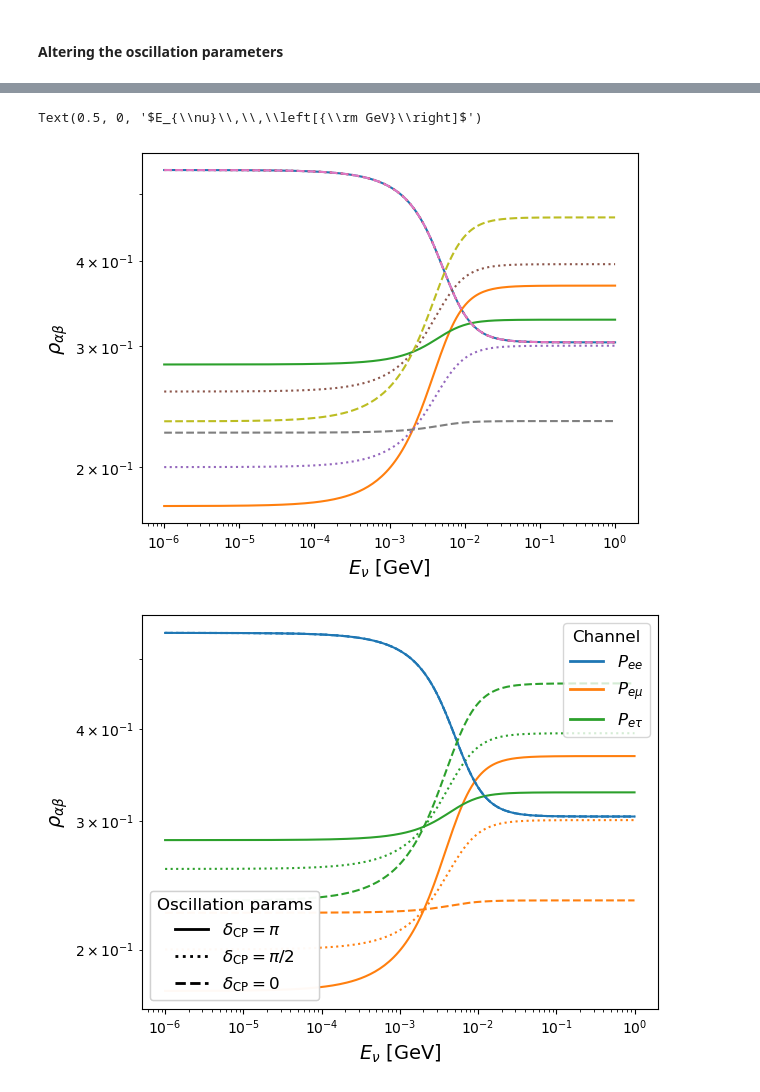
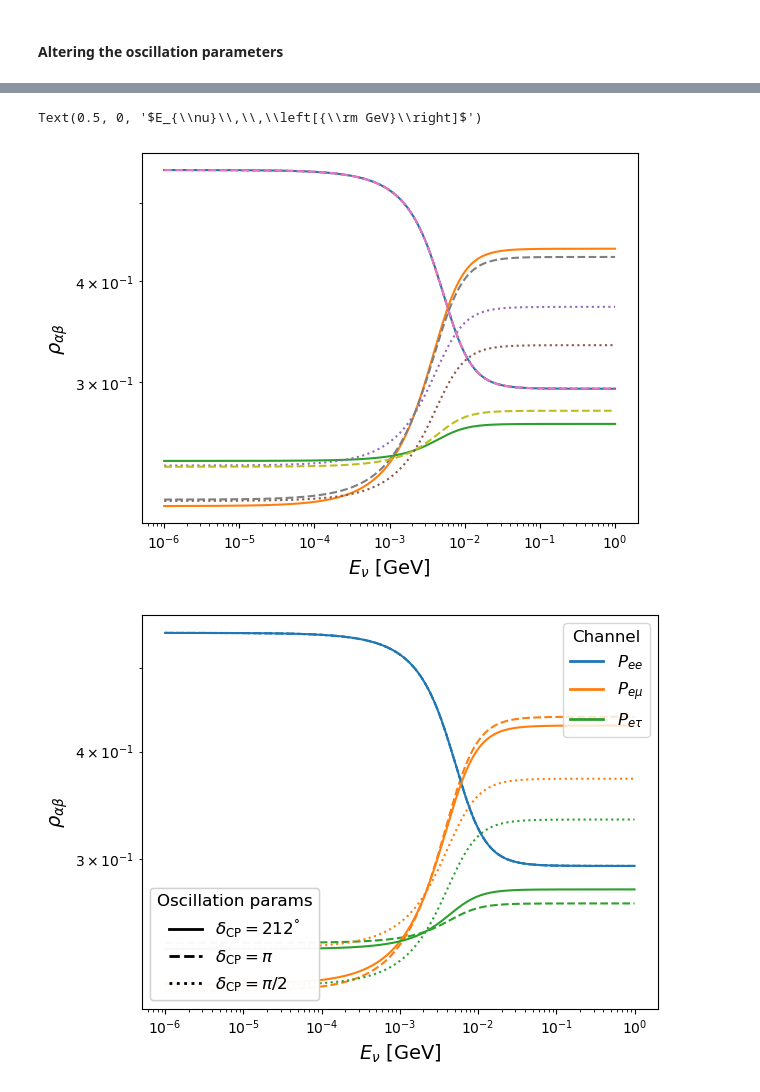
Before and after one commit to SNuDD/SNuDD, a Jupyter notebook: notebooks/probability_density.ipynb, the cells around one changed output, grey strips where cells are left out. Saved outputs shown, nothing was run; the diff lists cells and outputs as text; code cells hidden in the pictures.

```diff
--- a/notebooks/probability_density.ipynb
+++ b/notebooks/probability_density.ipynb
@@ -181,20 +177,25 @@ np.cos(np.pi)
 # %%
-# OSC VALS FROM 2006.11237
-delta_m12 = 7.50e-5 * (1e-9) ** 2  # GeV^2
-theta_12 = 34.3 * np.pi / 180
-theta_13 = 8.58 * np.pi / 180  # NORMAL ORDERING
-theta_23 = 49.26 * np.pi / 180
+# UPDATED osc vals from 2410.05380 (IC24 w/ SK)
+delta_m12 = 7.49e-5 * (1e-9) ** 2  # GeV^2
+delta_m31 = 2.513e-3 *( 1e-9) ** 2
+theta_12  = 33.68 * np.pi / 180
+theta_13  = 8.56 * np.pi / 180  # NORMAL ORDERING
+theta_23  = 43.3 * np.pi / 180
 #delta_cp = np.pi  # CP angle
 # %%
+# Delta CP = pi
 params_cp_pi = OscillationParameters(delta_m12,
-                                        theta_12,
-                                        theta_13,
-                                        theta_23,
-                                        np.pi)
+                                     delta_m31,
+                                     theta_12,
+                                     theta_13,
+                                     theta_23,
+                                     np.pi)
 # %%
+# Delta CP = pi/2
 params_cp_pi_2 = OscillationParameters(delta_m12,
-                                        theta_12,
-                                        theta_13,
-                                        theta_23,
-                                        np.pi/2)
+                                       delta_m31,
+                                       theta_12,
+                                       theta_13,
+                                       theta_23,
+                                       np.pi/2)
 # %%
@@ -295,7 +295,7 @@ plt.ylabel(r'$\rho_{\alpha\beta}$', size=14)
 plt.xlabel(r'$E_{\nu}\,\,\left[{\rm GeV}\right]$', size=14)
 # %% [output]
 Text(0.5, 0, '$E_{\\nu}\\,\\,\\left[{\\rm GeV}\\right]$')
-[figure, old version]
+[figure, new version]
 # %%
 from matplotlib.lines import Line2D
 
@@ -310,15 +310,15 @@ color_map = {
 # --- define linestyles and labels for the three osc. parameter sets ---
 # Adjust these δ_CP labels to match your actual params if needed.
 ls_label_map = {
-    'pi':   {'ls': '-',  'label': r'$\delta_{\rm CP}=\pi$'},
+    'best': {'ls': '-', 'label': r'$\delta_{\rm CP}=212^\degree$'},
+    'pi':   {'ls': '--',  'label': r'$\delta_{\rm CP}=\pi$'},
     'pi2':  {'ls': ':',  'label': r'$\delta_{\rm CP}=\pi/2$'},
-    'zero': {'ls': '--', 'label': r'$\delta_{\rm CP}=0$'},
 }
 
 # Build calculators once (avoids repeated instantiation)
 calc_pi   = probs.ProbabilityCalculator(sm_model, osc_params=params_cp_pi)
 calc_pi2  = probs.ProbabilityCalculator(sm_model, osc_params=params_cp_pi_2)
-calc_zero = probs.ProbabilityCalculator(sm_model)  # default osc params
+calc_best = probs.ProbabilityCalculator(sm_model)  # default osc params
 
 # --- plot: each channel has a fixed color; each param-set uses a different linestyle ---
 # δ_CP = π
@@ -332,41 +332,41 @@ plt.loglog(enus, calc_pi2.prob_emu_3nu(enus, '8B'),  ls=ls_label_map['pi2']['ls'
 plt.loglog(enus, calc_pi2.prob_etau_3nu(enus, '8B'), ls=ls_label_map['pi2']['ls'],  color=color_map['etau'])
 
 # δ_CP = 0
-plt.loglog(enus, calc_zero.prob_ee_3nu(enus, '8B'),   ls=ls_label_map['zero']['ls'], color=color_map['ee'])
-plt.loglog(enus, calc_zero.prob_emu_3nu(enus, '8B'),  ls=ls_label_map['zero']['ls'], color=color_map['emu'])
-plt.loglog(enus, calc_zero.prob_etau_3nu(enus, '8B'), ls=ls_label_map['zero']['ls'], color=color_map['etau'])
+plt.loglog(enus, calc_best.prob_ee_3nu(enus, '8B'),   ls=ls_label_map['best']['ls'], color=color_map['ee'])
+plt.loglog(enus, calc_best.prob_emu_3nu(enus, '8B'),  ls=ls_label_map['best']['ls'], color=color_map['emu'])
+plt.loglog(enus, calc_best.prob_etau_3nu(enus, '8B'), ls=ls_label_map['best']['ls'], color=color_map['etau'])
 
 # --- labels & axes ---
 plt.xlabel(r'$E_{\nu}\,\,[\mathrm{GeV}]$', fontsize=14)
 plt.ylabel(r'$\rho_{\alpha\beta}$', fontsize=14)
 
 # --- bespoke legends ---
 # 1) Color legend: one entry per channel (shows colors only)
 color_handles = [
     Line2D([0],[0], lw=2, color=color_map['ee'],   ls='-', label=r'$P_{ee}$'),
     Line2D([0],[0], lw=2, color=color_map['emu'],  ls='-', label=r'$P_{e\mu}$'),
     Line2D([0],[0], lw=2, color=color_map['etau'], ls='-', label=r'$P_{e\tau}$'),
 ]
 leg1 = plt.legend(handles=color_handles, title="Channel", fontsize=12, title_fontsize=12, loc='upper right')
 
 # 2) Linestyle legend: one entry per δ_CP (shows linestyles only)
 ls_handles = [
+    Line2D([0],[0], lw=2, color='black', ls=ls_label_map['best']['ls'], label=ls_label_map['best']['label']),
     Line2D([0],[0], lw=2, color='black', ls=ls_label_map['pi']['ls'],   label=ls_label_map['pi']['label']),
     Line2D([0],[0], lw=2, color='black', ls=ls_label_map['pi2']['ls'],  label=ls_label_map['pi2']['label']),
-    Line2D([0],[0], lw=2, color='black', ls=ls_label_map['zero']['ls'], label=ls_label_map['zero']['label']),
 ]
 leg2 = plt.legend(handles=ls_handles, title=r'Oscillation params', fontsize=12, title_fontsize=12, loc='lower left')
 
 # Make both legends show
 ax = plt.gca()
 ax.add_artist(leg1)
 ax.add_artist(leg2)
 
 plt.tight_layout()
 # plt.savefig('solar_probs.pdf', bbox_inches='tight')
 plt.show()
 # %% [output]
-[figure, old version]
+[figure, new version]
 # %%
 density_sm_cppi = probs.DensityMatrixCalculator(sm_model, osc_params=params_cp_pi).density(enus, '8B')
 # %%
```
Also changed, not shown: parts of 12 cells of this notebook, 4 other files.
